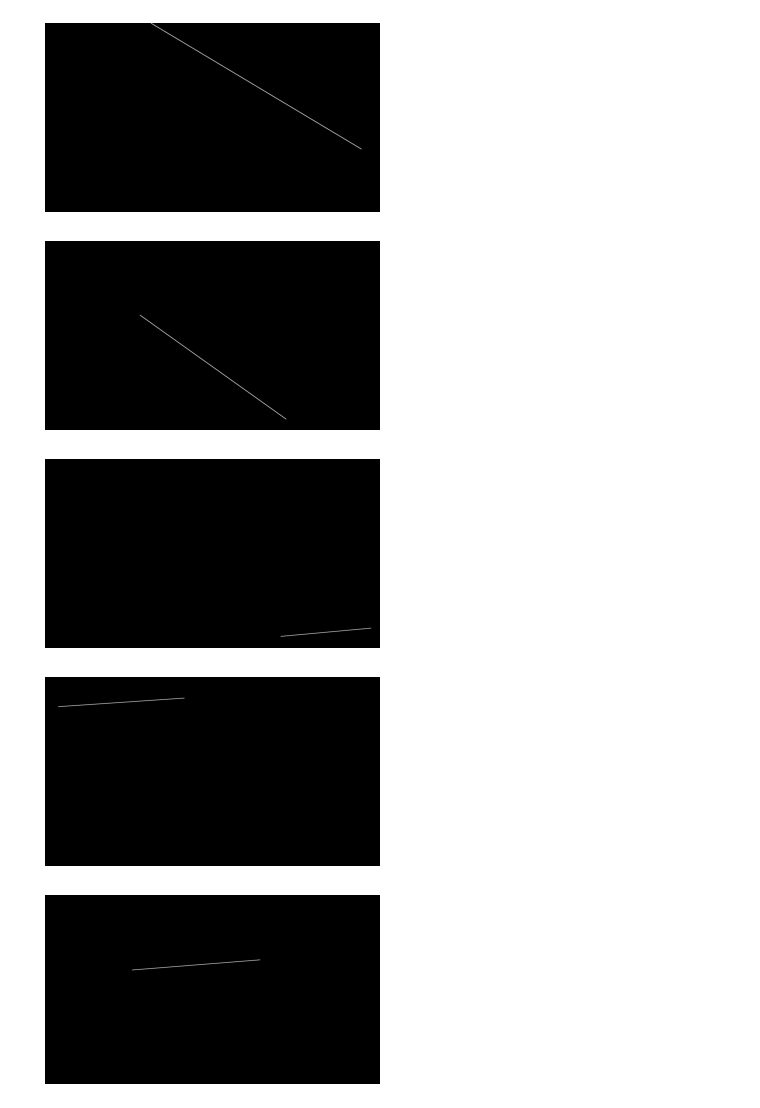
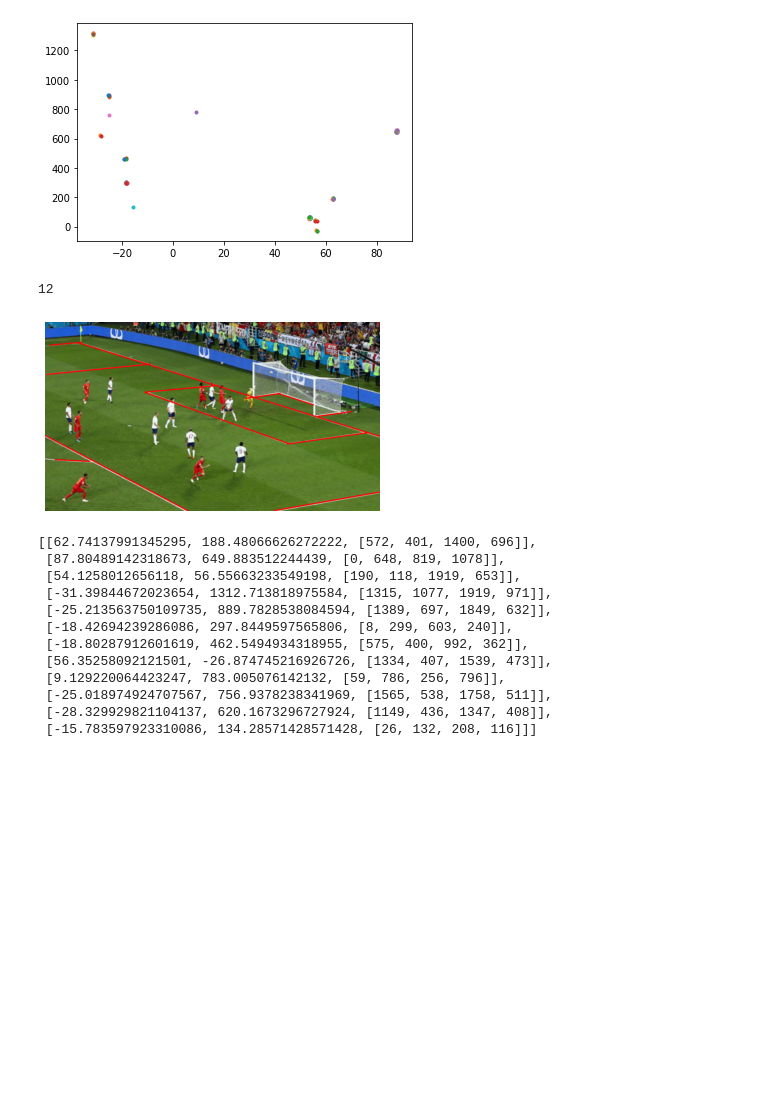
Before and after one commit to artemk1337/white_line_detection_football_field, a Jupyter notebook: Untitled.ipynb, the cells around one changed output. Cells and saved outputs as stored; diff of their text form; code cells hidden in the pictures; blank space fills up the shorter version.

```diff
--- a/Untitled.ipynb
+++ b/Untitled.ipynb
@@ -96,18 +96,33 @@ a_b_x_y = []
 a_b = []
 for line in lines:
     x1, y1, x2, y2 = line[0]
-    a_b_x_y += [[a, b, [x1, y1, x2, y2]]]
+    if not (x2 - x1):
+        break
+    if (x2 < x1):
+        print(x1, x2)
     a = (y2 - y1) / (x2 - x1)
-    b = y1 - a*x1
-    a_b += [[a, b]]
+    if abs(a) < 5:
+        b = y1 - a*x1
+        a = np.arctan(a) * 180
+        a_b += [[a, b]]
+        a_b_x_y += [[a, b, line[0]]]
+# %%
+for a, b in a_b:
+    plt.plot(a, b, ".")
+plt.show()
+# %% [output]
+[figure, added]
 # %%
 def create_clusters(a_b):
-    clustering = DBSCAN(eps=50, min_samples=2)
+    clustering = DBSCAN(eps=30, min_samples=1)
     clusters = clustering.fit_predict(a_b)
     clustersU = np.unique(clusters)
     return clusters, clustersU
 
 clusters, clustersU = create_clusters(a_b)
+len(clustersU)
+# %% [output]
+12
 # %%
 def create_cluster_dict(a_b_x_y):
     clusters_dict = {}
@@ -120,43 +135,68 @@ def create_cluster_dict(a_b_x_y):
 
 clusters_dict = create_cluster_dict(a_b_x_y)
 # %%
-def find_best_points(clusters_dict, clustersU):
+def find_best_points(clusters_dict, clustersU, plot=True):
     total_points = []
 
     for cluster in clustersU:
         zeros = np.zeros((img.shape[0], img.shape[1])).astype(np.uint8)
 
         pair1, pair2 = [], []
         a_b_mean = []
 
         for line in clusters_dict[cluster]:
             a, b, [x1, y1, x2, y2] = line
             pair1 += [[x1, y1]]
             pair2 += [[x2, y2]]
             a_b_mean += [[a, b]]
+            cv.line(zeros, (x1, y1), (x2, y2), 255, 2)
+
+#             print(a, b, x1, y1, x2, y2)
+#             plt.plot(a, b, ".")
+#         plt.show()
+
+#         plot_image(zeros)
+#         return -1
 
         a_b_mean = np.mean(a_b_mean, axis=0)
+        # a_b_mean = a_b_mean[0]
 
         min_dist, best_points = 0, []
         for x1, y1 in pair1:
             for x2, y2 in pair2:
                 dist = np.sqrt((x2-x1)**2 + (y2-y1)**2)
                 if dist > min_dist:
                     min_dist = dist
                     best_points = [x1, y1, x2, y2]
 
         x1, y1, x2, y2 = best_points
-        cv.line(zeros, (x1, y1), (x2, y2), 255, 2)
-        plot_image(zeros)
+        if plot:
+            cv.line(zeros, (x1, y1), (x2, y2), 255, 2)
+            plot_image(zeros)
         a, b = a_b_mean
 
         total_points += [[a, b, best_points]]
     return total_points
 
-total_points = find_best_points(clusters_dict, clustersU)
+
+total_points = find_best_points(clusters_dict, clustersU, False)
+# zeros = np.zeros((img.shape[0], img.shape[1])).astype(np.uint8)
+zeros = original.copy()
+for a, b, [x1, y1, x2, y2] in total_points:
+    cv.line(zeros, (x1, y1), (x2, y2), (0, 0, 255), 5)
+plot_image(zeros)
+total_points
 # %% [output]
-[figure, old version]
+[figure, new version]
-[figure, removed]
-[figure, removed]
-[figure, removed]
-[figure, removed]
+[[62.74137991345295, 188.48066626272222, [572, 401, 1400, 696]],
+ [87.80489142318673, 649.883512244439, [0, 648, 819, 1078]],
+ [54.1258012656118, 56.55663233549198, [190, 118, 1919, 653]],
+ [-31.39844672023654, 1312.713818975584, [1315, 1077, 1919, 971]],
+ [-25.213563750109735, 889.7828538084594, [1389, 697, 1849, 632]],
+ [-18.42694239286086, 297.8449597565806, [8, 299, 603, 240]],
+ [-18.80287912601619, 462.5494934318955, [575, 400, 992, 362]],
+ [56.35258092121501, -26.874745216926726, [1334, 407, 1539, 473]],
+ [9.129220064423247, 783.005076142132, [59, 786, 256, 796]],
+ [-25.018974924707567, 756.9378238341969, [1565, 538, 1758, 511]],
+ [-28.329929821104137, 620.1673296727924, [1149, 436, 1347, 408]],
+ [-15.783597923310086, 134.28571428571428, [26, 132, 208, 116]]]
```
Also changed, not shown: parts of 9 cells of this notebook, 22 other files.
